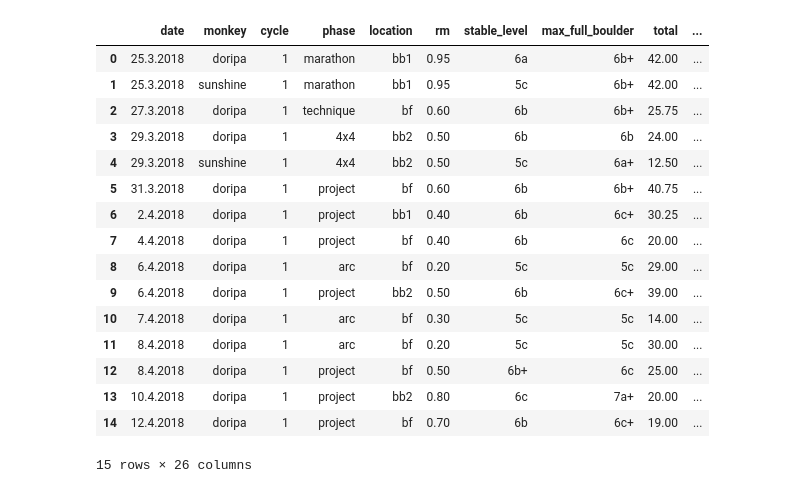
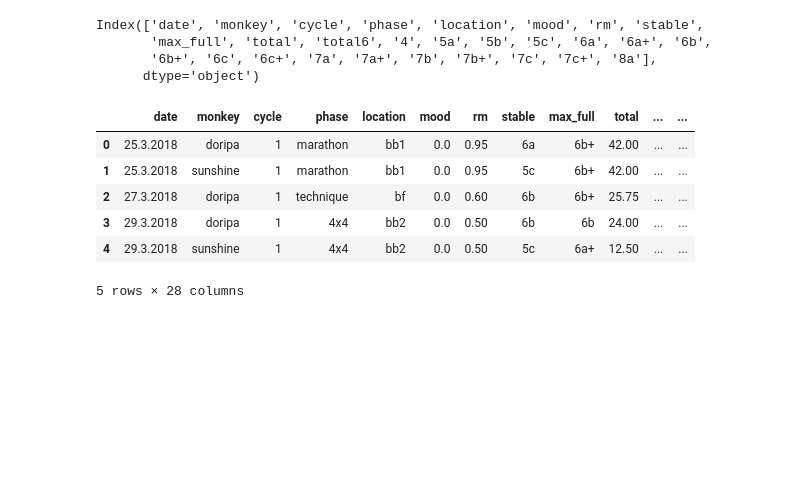
Before and after one commit to gardiac2002/monkies, a Jupyter notebook: Sessions Analysis.ipynb, the cells around one changed output. Cells and saved outputs as stored; diff of their text form; code cells hidden in the pictures; blank space fills up the shorter version.

```diff
--- a/Sessions Analysis.ipynb
+++ b/Sessions Analysis.ipynb
@@ -5,22 +5,19 @@ from matplotlib import pyplot as plt
 sessions = pd.read_csv('sessions.csv')
 sessions = sessions.fillna(0)
 # %%
-sessions
+sessions.columns
 # %% [output]
-|  | date | monkey | cycle | phase | location | rm | stable_level | max_full_boulder | total | ... |
-| 0 | 25.3.2018 | doripa | 1 | marathon | bb1 | 0.95 | 6a | 6b+ | 42.00 | ... |
-| 1 | 25.3.2018 | sunshine | 1 | marathon | bb1 | 0.95 | 5c | 6b+ | 42.00 | ... |
-| 2 | 27.3.2018 | doripa | 1 | technique | bf | 0.60 | 6b | 6b+ | 25.75 | ... |
-| 3 | 29.3.2018 | doripa | 1 | 4x4 | bb2 | 0.50 | 6b | 6b | 24.00 | ... |
-| 4 | 29.3.2018 | sunshine | 1 | 4x4 | bb2 | 0.50 | 5c | 6a+ | 12.50 | ... |
-| 5 | 31.3.2018 | doripa | 1 | project | bf | 0.60 | 6b | 6b+ | 40.75 | ... |
-| 6 | 2.4.2018 | doripa | 1 | project | bb1 | 0.40 | 6b | 6c+ | 30.25 | ... |
-| 7 | 4.4.2018 | doripa | 1 | project | bf | 0.40 | 6b | 6c | 20.00 | ... |
-| 8 | 6.4.2018 | doripa | 1 | arc | bf | 0.20 | 5c | 5c | 29.00 | ... |
-| 9 | 6.4.2018 | doripa | 1 | project | bb2 | 0.50 | 6b | 6c+ | 39.00 | ... |
-| 10 | 7.4.2018 | doripa | 1 | arc | bf | 0.30 | 5c | 5c | 14.00 | ... |
-| 11 | 8.4.2018 | doripa | 1 | arc | bf | 0.20 | 5c | 5c | 30.00 | ... |
-| 12 | 8.4.2018 | doripa | 1 | project | bf | 0.50 | 6b+ | 6c | 25.00 | ... |
-| 13 | 10.4.2018 | doripa | 1 | project | bb2 | 0.80 | 6c | 7a+ | 20.00 | ... |
-| 14 | 12.4.2018 | doripa | 1 | project | bf | 0.70 | 6b | 6c+ | 19.00 | ... |
-15 rows × 26 columns
+Index(['date', 'monkey', 'cycle', 'phase', 'location', 'mood', 'rm', 'stable',
+       'max_full', 'total', 'total6', '4', '5a', '5b', '5c', '6a', '6a+', '6b',
+       '6b+', '6c', '6c+', '7a', '7a+', '7b', '7b+', '7c', '7c+', '8a'],
+      dtype='object')
+# %%
+sessions.head()
+# %% [output]
+|  | date | monkey | cycle | phase | location | mood | rm | stable | max_full | total | ... | ... |
+| 0 | 25.3.2018 | doripa | 1 | marathon | bb1 | 0.0 | 0.95 | 6a | 6b+ | 42.00 | ... | ... |
+| 1 | 25.3.2018 | sunshine | 1 | marathon | bb1 | 0.0 | 0.95 | 5c | 6b+ | 42.00 | ... | ... |
+| 2 | 27.3.2018 | doripa | 1 | technique | bf | 0.0 | 0.60 | 6b | 6b+ | 25.75 | ... | ... |
+| 3 | 29.3.2018 | doripa | 1 | 4x4 | bb2 | 0.0 | 0.50 | 6b | 6b | 24.00 | ... | ... |
+| 4 | 29.3.2018 | sunshine | 1 | 4x4 | bb2 | 0.0 | 0.50 | 5c | 6a+ | 12.50 | ... | ... |
+5 rows × 28 columns
```
Also changed, not shown: parts of 5 cells of this notebook, 2 other files.
